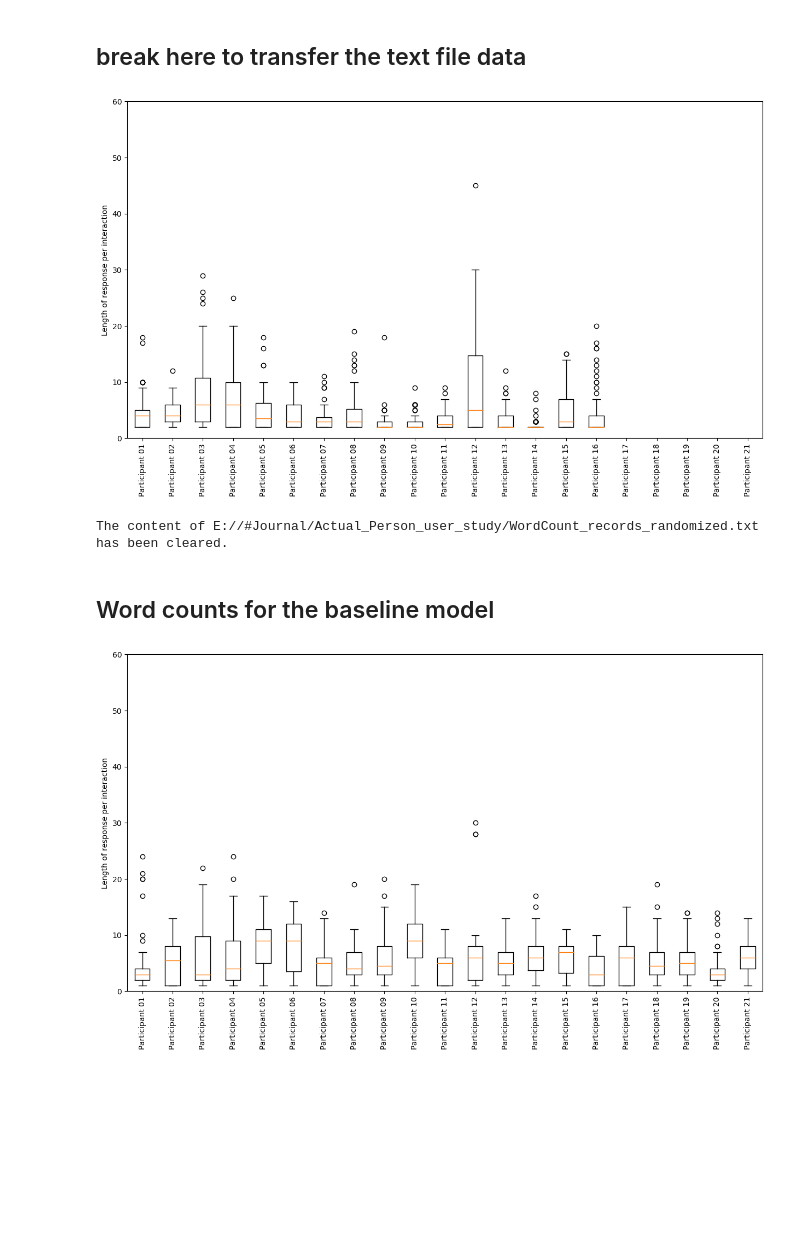
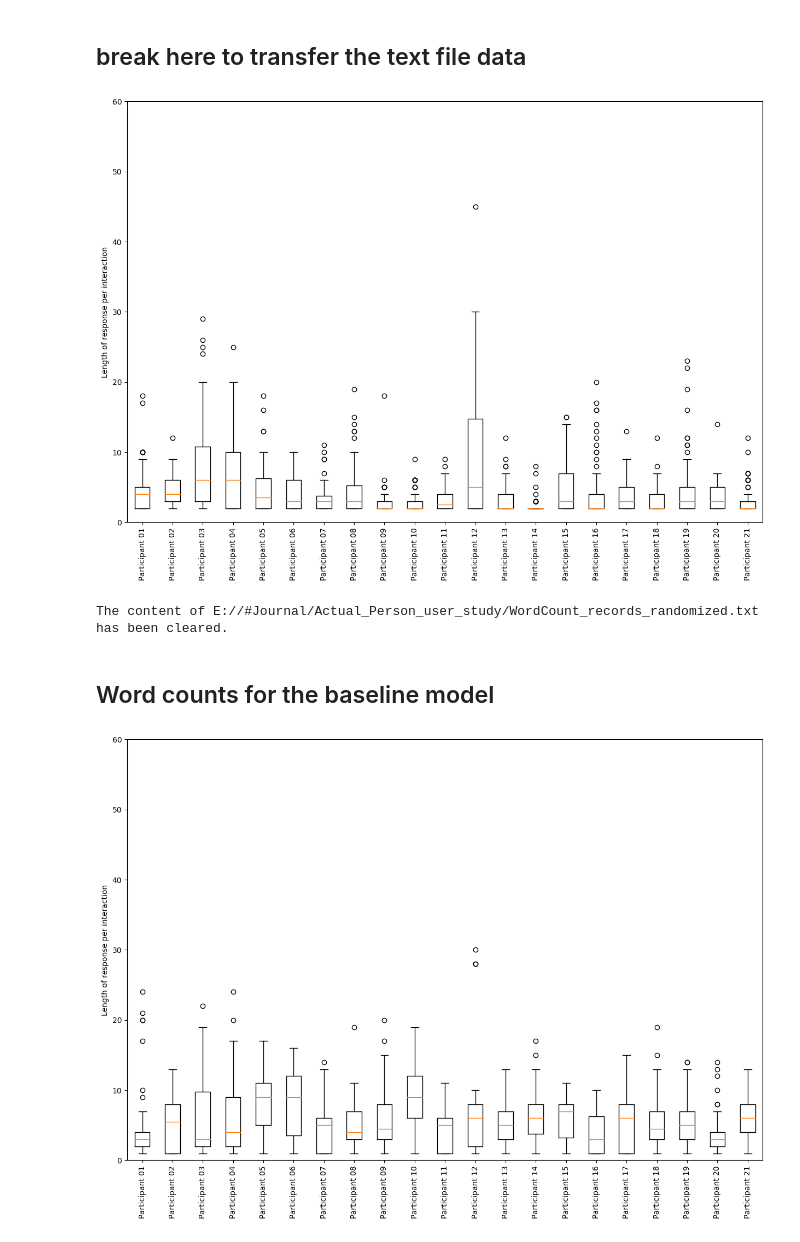
Before and after one commit to hoashalarajh/task_oriented_conversation_system, a Jupyter notebook: recording word counts.ipynb, the cells around one changed output. Cells and saved outputs as stored; diff of their text form; code cells hidden in the pictures; blank space fills up the shorter version.

```diff
--- a/recording word counts.ipynb
+++ b/recording word counts.ipynb
@@ -196,8 +228,8 @@ person13 = [7, 8, 6, 5, 2, 4, 2, 2, 2, 2, 5, 3, 2, 2, 4, 6, 2, 2, 2, 2, 2, 2, 3,
 person14 = [2, 2, 8, 5, 2, 2, 2, 2, 2, 2, 2, 2, 2, 2, 2, 3, 2, 3, 2, 3, 3, 3, 3, 2, 2, 2, 2, 2, 2, 2, 2, 2, 2, 2, 2, 2, 3, 2, 2, 2, 2, 2, 2, 2, 2, 2, 2, 2, 2, 2, 2, 2, 2, 2, 2, 2, 2, 2, 2, 2, 7, 4, 3, 2, 2, 2, 2, 2, 2, 2, 2]
 person15 = [2, 13, 14, 5, 13, 8, 15, 2, 8, 2, 15, 13, 2, 2, 4, 3, 2, 2, 4, 8, 2, 3, 4, 2, 2, 2, 2, 2, 9, 5, 7, 7, 4, 2, 3, 3, 7, 9, 6, 14, 3, 3, 2, 6, 2, 5, 7, 2, 3, 2, 2, 2]
 person16 = [2, 5, 16, 7, 16, 13, 20, 11, 2, 4, 6, 17, 2, 2, 2, 2, 2, 3, 2, 2, 2, 2, 3, 2, 2, 2, 2, 3, 2, 3, 2, 2, 2, 2, 2, 3, 2, 8, 9, 4, 10, 12, 2, 2, 2, 14, 10, 3, 2, 2, 4, 4, 3, 3, 2, 2, 2, 3, 2, 2, 2, 2, 3, 4, 4, 2, 2, 2]
-person17 = []
-person18 = []
-person19 = []
-person20 = []
-person21 = []
+person17 = [3, 9, 8, 5, 3, 13, 7, 2, 7, 2, 3, 2, 2, 2, 2, 2, 2, 4, 3, 2, 3, 3, 6, 2, 3, 2, 6, 3, 5, 4, 2, 2, 2, 2, 3, 2, 2, 2, 2, 6, 6, 5, 3, 2, 3, 2, 6, 5, 2]
+person18 = [2, 6, 7, 4, 3, 3, 2, 2, 2, 2, 4, 5, 2, 2, 5, 2, 2, 2, 2, 2, 2, 2, 3, 3, 4, 2, 2, 2, 6, 4, 2, 2, 2, 2, 2, 2, 2, 2, 7, 6, 8, 12, 3, 5, 2, 2, 2, 2, 3, 3, 2]
+person19 = [2, 22, 16, 4, 5, 10, 3, 12, 23, 2, 11, 19, 11, 5, 7, 7, 4, 2, 3, 2, 2, 2, 2, 12, 2, 2, 2, 2, 2, 4, 2, 2, 2, 3, 3, 2, 2, 2, 2, 2, 3, 4, 3, 5, 2, 3, 3, 5, 2, 2, 9, 2]
+person20 = [2, 6, 14, 6, 4, 6, 7, 2, 2, 4, 3, 5, 7, 2, 2, 2, 3, 3, 3, 2, 3, 5, 7, 2, 5, 5, 5, 2, 2, 2, 2, 2, 3, 5, 5, 4, 3, 5, 3, 4, 3, 2, 2, 2, 7, 2]
+person21 = [2, 6, 12, 2, 7, 6, 2, 2, 3, 2, 6, 2, 2, 2, 2, 2, 6, 2, 2, 2, 2, 3, 4, 2, 2, 2, 2, 3, 3, 2, 2, 2, 3, 2, 5, 2, 7, 3, 7, 2, 2, 2, 2, 2, 3, 2, 2, 2, 5, 2, 3, 3, 2, 2, 2, 10, 3, 3, 2, 3, 2, 3, 2, 2, 2, 2, 4, 3, 2, 2, 2, 2]
@@ -206,35 +240,38 @@ import matplotlib.pyplot as plt
 
 # Create a list of data
 data = [person01, person02, person03, person04, person05, person06, person07, person08, person09, person10, person11, person12, person13, person14, person15, person16, person17, person18, person19, person20, person21]
 
 # Set the figure size (width, height in inches)
-plt.figure(figsize=(15, 8))
+plt.figure(figsize=(15,10))
 
 # Plotting the box plots
 plt.boxplot(data, labels = [f'Participant {i:02d}' for i in range(1, len(data)+1)])
 
 # Rotate the x-axis labels
 plt.xticks(ticks=range(1, len(data)+1), labels = [f'Participant {i:02d}' for i in range(1, len(data)+1)], rotation=90)
 
 plt.ylim(0,60)
 
 # Adding title and labels
 #plt.title("Box Plot")
 plt.ylabel("Length of response per interaction")
 
+# Save plot as PDF
+plt.savefig("E:/#Journal/bx_plt_2.pdf")
+
 # Display the plot
 plt.show()
 
 # clear the textfile that has the record of number of wordcounts of the user
 
 file_path = path + "WordCount_records_randomized.txt"
 # Open the file in write mode to clear its content
 with open(file_path, 'w') as file:
     # Writing nothing to the file clears its content
     pass
 print(f"The content of {file_path} has been cleared.")
 # %% [output]
-[figure, old version]
+[figure, new version]
 The content of E://#Journal/Actual_Person_user_study/WordCount_records_randomized.txt has been cleared.
 # %% [markdown]
 ## Word counts for the baseline model
@@ -294,7 +333,7 @@ import matplotlib.pyplot as plt
 data = [person01, person02, person03, person04, person05, person06, person07, person08, person09, person10, person11, person12, person13, person14, person15, person16, person17, person18, person19, person20, person21]
 
 # Set the figure size (width, height in inches)
-plt.figure(figsize=(15, 8))
+plt.figure(figsize=(15,10))
 
 # Plotting the box plots
 plt.boxplot(data, labels = [f'Participant {i:02d}' for i in range(1, len(data)+1)])
@@ -308,7 +347,10 @@ plt.ylim(0,60)
 #plt.title("Box Plot")
 plt.ylabel("Length of response per interaction")
 
+# Save plot as PDF
+plt.savefig("E:/#Journal/bx_plt_3.pdf")
+
 # Display the plot
 plt.show()
 # %% [output]
-[figure, old version]
+[figure, new version]
```
Also changed, not shown: parts of 22 cells of this notebook.
